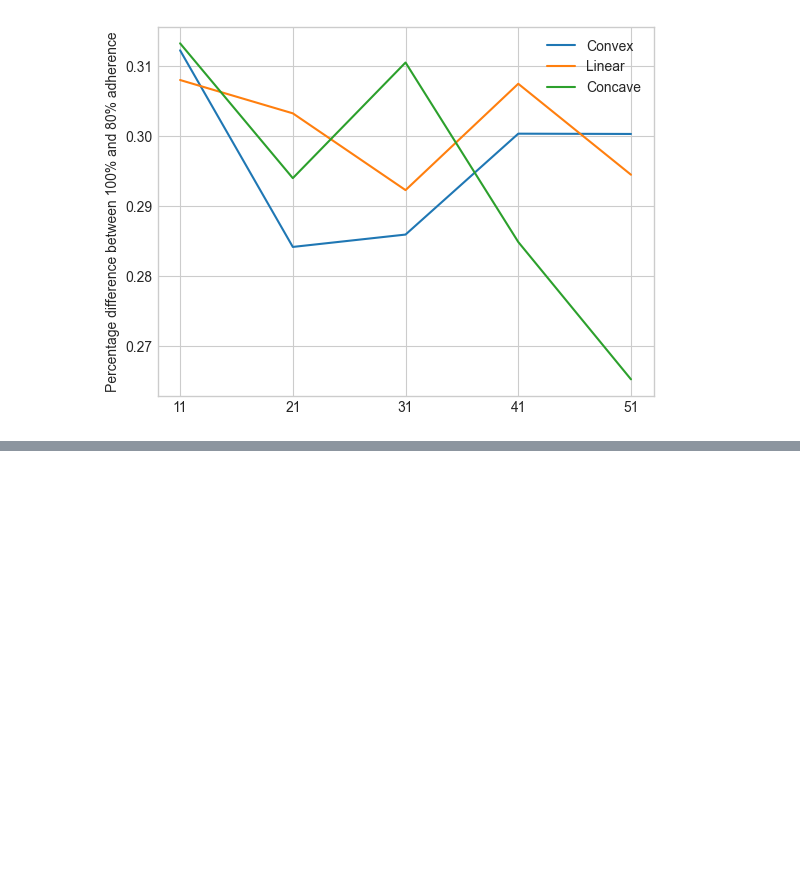
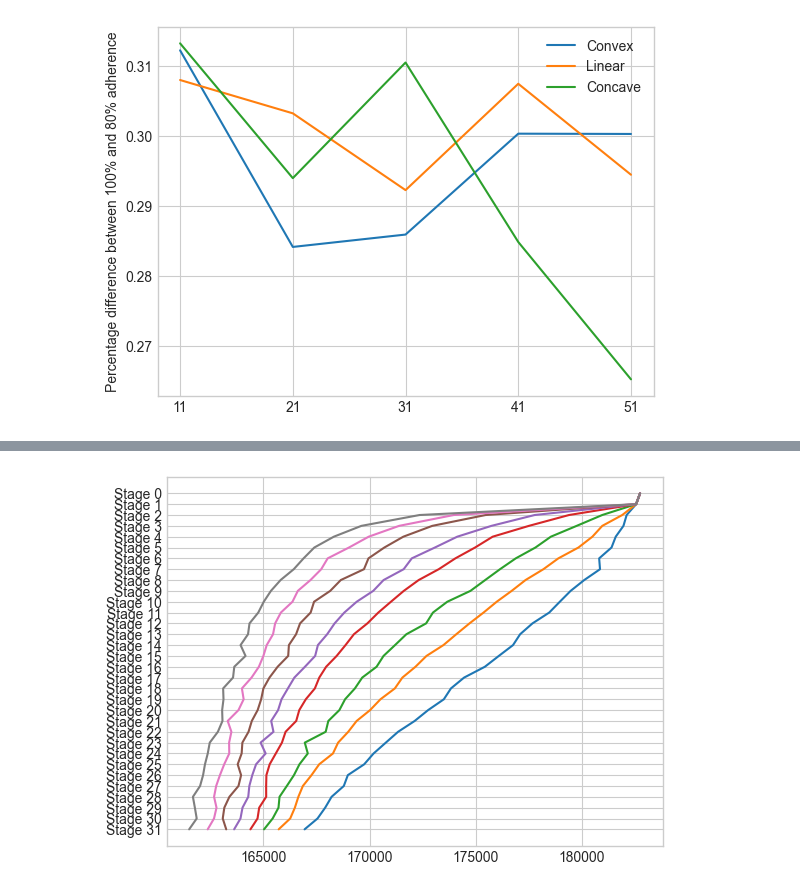
Before and after one commit to geraintpalmer/bed_moves_policy, a Jupyter notebook: src/experiments/annealing_experiments/analysis.ipynb, the cells around one changed output, grey strips where cells are left out. Cells and saved outputs as stored; diff of their text form; code cells hidden in the pictures; blank space fills up the shorter version.

```diff
--- a/src/experiments/annealing_experiments/analysis.ipynb
+++ b/src/experiments/annealing_experiments/analysis.ipynb
@@ -197,0 +201,6 @@ plt.show()
+# %%
+for p in ps:
+    plt.plot(p.median().values, p.median().index)
+plt.gca().invert_yaxis()
+# %% [output]
+[figure, added]
```
Also changed, not shown: parts of 2 cells of this notebook, 10 other files.
